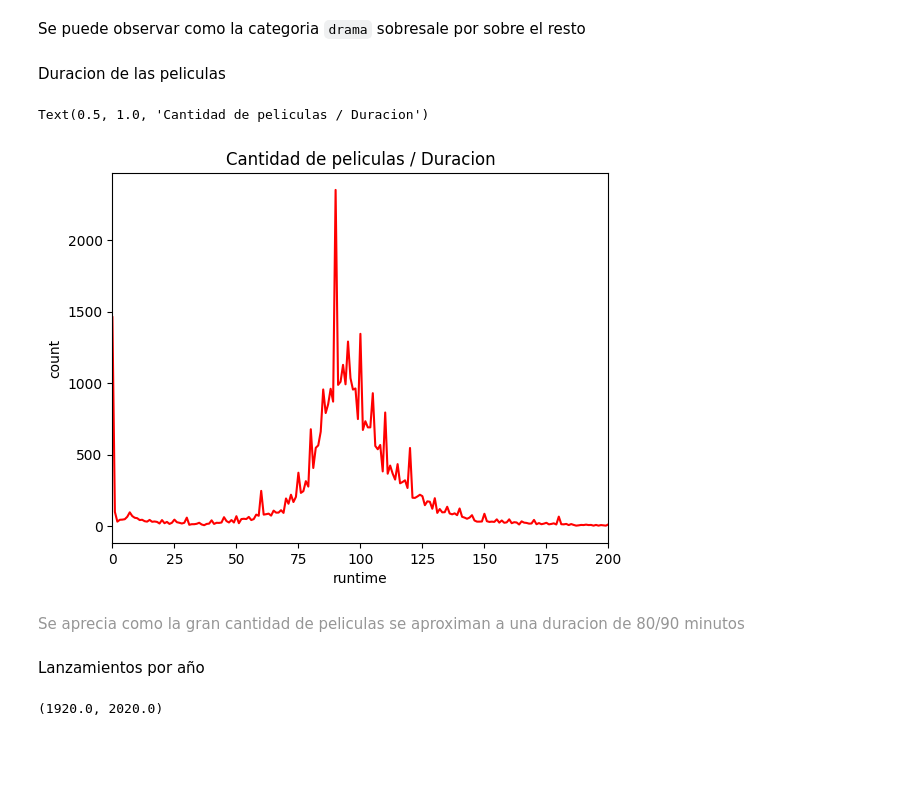
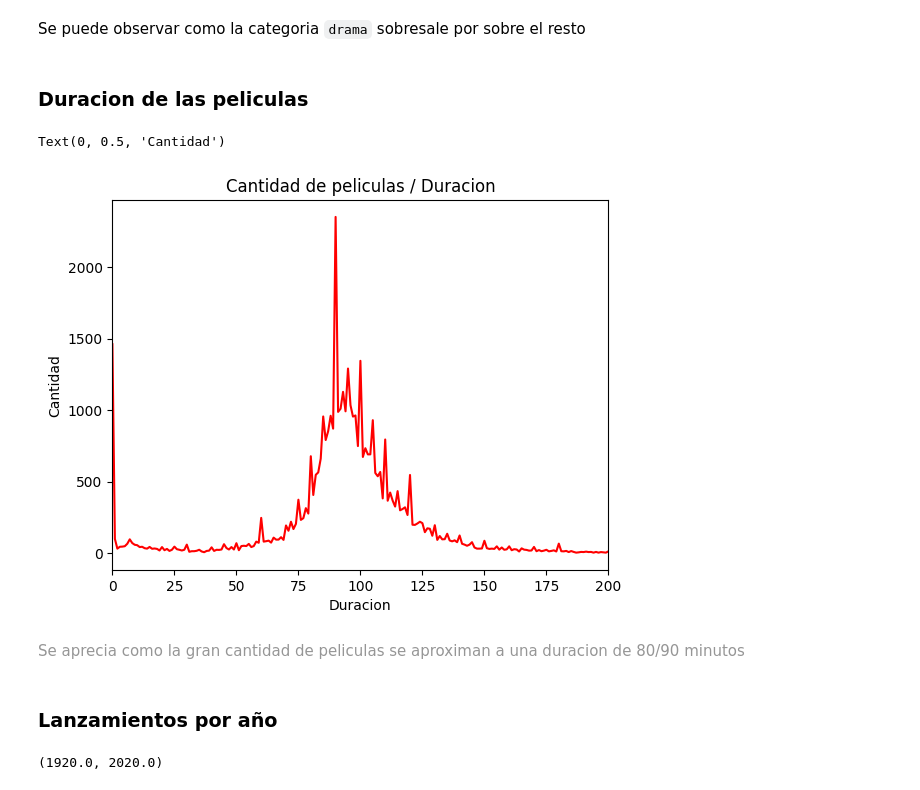
Before and after one commit to MartinFerrari5/Proyecto-Machine-Learning, a Jupyter notebook: notebooks/eda.ipynb, the cells around one changed output. Saved outputs shown, nothing was run; the diff lists cells and outputs as text; code cells hidden in the pictures; blank space fills up the shorter version.

```diff
--- a/notebooks/eda.ipynb
+++ b/notebooks/eda.ipynb
@@ -170,20 +156,22 @@ plt.show()
 # %% [markdown]
 Se puede observar como la categoria  `drama` sobresale por sobre el resto
 # %% [markdown]
-Duracion de las peliculas
+### Duracion de las peliculas
 # %%
 cant = movies_eda["runtime"].value_counts()
 # plt.plot(color="yellow")
 sns.lineplot(cant,color="red")
 plt.xlim([0,200])
 plt.title("Cantidad de peliculas / Duracion")
+plt.xlabel("Duracion")
+plt.ylabel("Cantidad")
 # %% [output]
-Text(0.5, 1.0, 'Cantidad de peliculas / Duracion')
+Text(0, 0.5, 'Cantidad')
-[figure, old version]
+[figure, new version]
 # %% [markdown]
 <p style=color:rgb(150,150,150)>Se aprecia como la gran cantidad de peliculas se aproximan a una duracion de 80/90 minutos</p>
 # %% [markdown]
-Lanzamientos por año
+### Lanzamientos por año
 # %%
 # genero = genres[genres==1].sum().sort_values(ascending=False)[0:10]
 # years = movies_eda.value_counts(subset="release_year")
```
Also changed, not shown: parts of 21 cells of this notebook, 2 other files.
